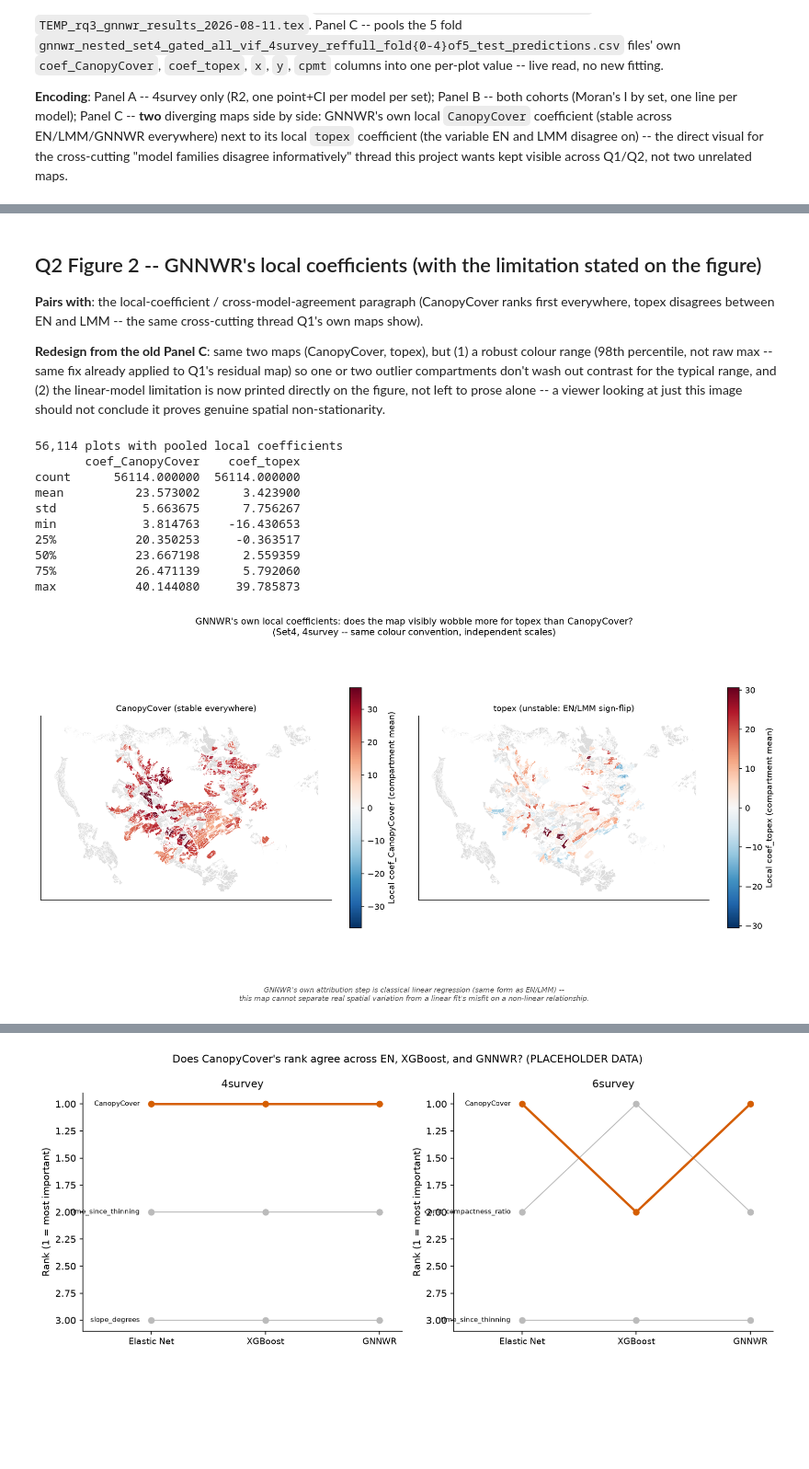
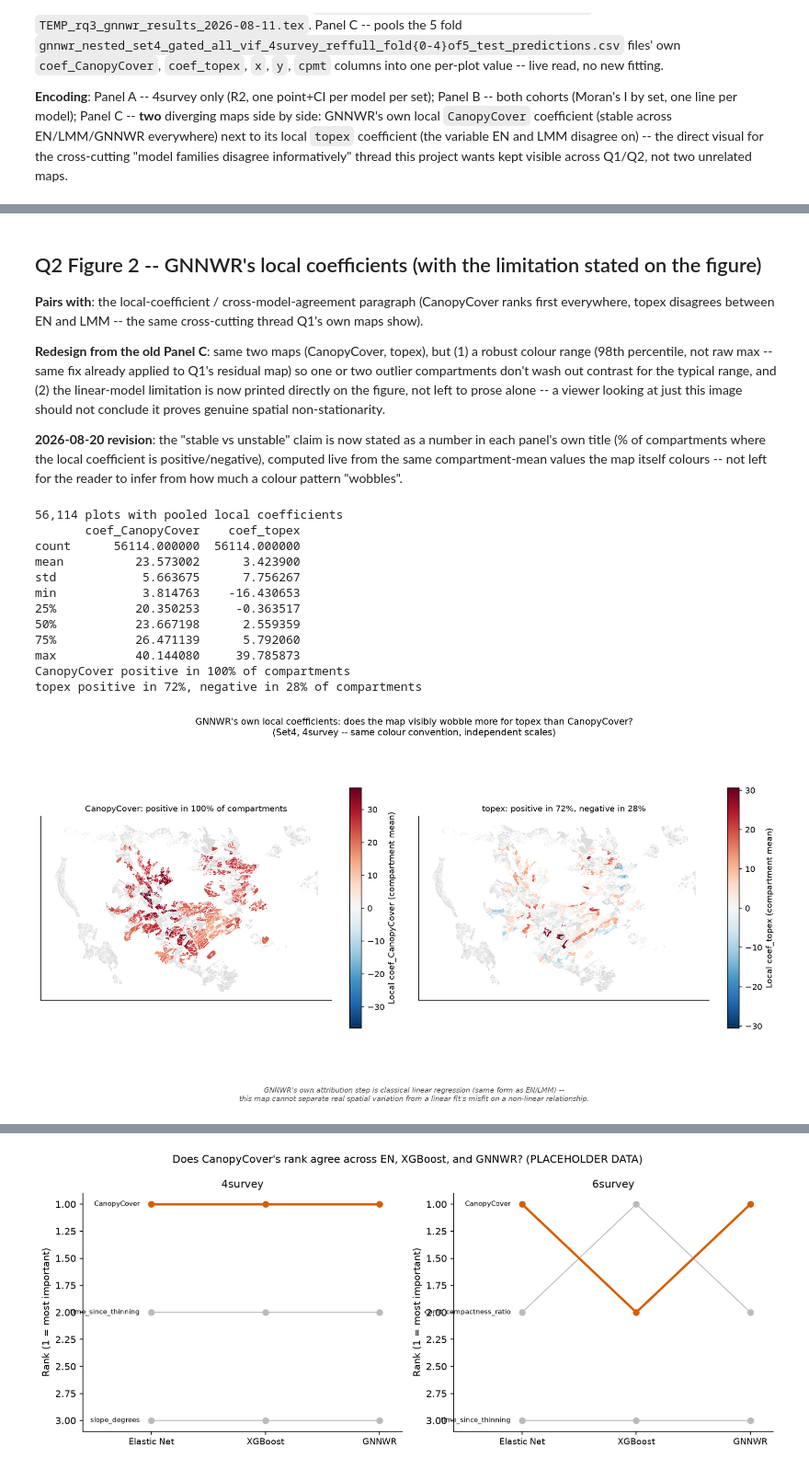
Before and after one commit to shreeyagorasia/forest_diss, a Jupyter notebook: notebooks/results_figures_q2_rq3.ipynb, the cells around one changed output, grey strips where cells are left out. Shown at 92% size. Drawn from its saved outputs; the diff is of its cells as text; code cells hidden in the pictures; blank space fills up the shorter version.

```diff
--- a/notebooks/results_figures_q2_rq3.ipynb
+++ b/notebooks/results_figures_q2_rq3.ipynb
@@ -187,6 +220,11 @@ range (98th percentile, not raw max -- same fix already applied to Q1's residual
 two outlier compartments don't wash out contrast for the typical range, and (2) the linear-model
 limitation is now printed directly on the figure, not left to prose alone -- a viewer looking at
 just this image should not conclude it proves genuine spatial non-stationarity.
+
+**2026-08-20 revision**: the "stable vs unstable" claim is now stated as a number in each panel's
+own title (% of compartments where the local coefficient is positive/negative), computed live
+from the same compartment-mean values the map itself colours -- not left for the reader to infer
+from how much a colour pattern "wobbles".
 # %%
 # --- Panel C: pool GNNWR's own local CanopyCover AND topex coefficients across the 5 folds, one
 # value per plot -- CanopyCover is the STABLE variable (agrees across EN/LMM/GNNWR everywhere),
@@ -206,44 +244,54 @@ compartment_mean_coefs = gnnwr_pooled.groupby("cpmt")[["coef_CanopyCover", "coef
 boundaries = load_compartment_boundaries()
 mapped = boundaries.merge(compartment_mean_coefs, on="cpmt", how="left")
 
+# --- State the "stable vs unstable" claim as a number, not just a colour pattern -- this is what
+# the figure is FOR: turning "eyeball whether the map wobbles" into a named statistic. ---
+pct_canopy_positive = (compartment_mean_coefs["coef_CanopyCover"] > 0).mean() * 100
+pct_topex_positive = (compartment_mean_coefs["coef_topex"] > 0).mean() * 100
+pct_topex_negative = (compartment_mean_coefs["coef_topex"] < 0).mean() * 100
+print(f"CanopyCover positive in {pct_canopy_positive:.0f}% of compartments")
+print(f"topex positive in {pct_topex_positive:.0f}%, negative in {pct_topex_negative:.0f}% of compartments")
+
 fig, (ax_c1, ax_c2) = plt.subplots(1, 2, figsize=(13, 6.8))
 for ax, column, title in [
-    (ax_c1, "coef_CanopyCover", "CanopyCover (stable everywhere)"),
-    (ax_c2, "coef_topex", "topex (unstable: EN/LMM sign-flip)"),
+    (ax_c1, "coef_CanopyCover", f"CanopyCover: positive in {pct_canopy_positive:.0f}% of compartments"),
+    (ax_c2, "coef_topex", f"topex: positive in {pct_topex_positive:.0f}%, negative in {pct_topex_negative:.0f}%"),
 ]:
     vmax = mapped[column].abs().quantile(0.98)  # robust range, not raw max -- same fix as R2b-1's Panel C
     norm = mpl.colors.TwoSlopeNorm(vcenter=0, vmin=-vmax, vmax=vmax)
     mapped.plot(column=column, cmap=DIVERGING_CMAP, norm=norm, ax=ax,
                 edgecolor="white", linewidth=0.2, missing_kwds={"color": "#DDDDDD"})
     sm = plt.cm.ScalarMappable(cmap=DIVERGING_CMAP, norm=norm)
     fig.colorbar(sm, ax=ax, shrink=0.75, label=f"Local {column} (compartment mean)")
     ax.set_title(title, fontsize=10)
     ax.set_aspect("equal")
     ax.set_xticks([]); ax.set_yticks([])
 
 # The limitation stated ON the figure, not only in prose -- a viewer reading this map alone
 # should not walk away thinking it proves genuine spatial non-stationarity.
 fig.text(0.5, 0.02,
          "GNNWR's own attribution step is classical linear regression (same form as EN/LMM) --\n"
          "this map cannot separate real spatial variation from a linear fit's misfit on a non-linear relationship.",
          ha="center", fontsize=8.5, style="italic", color="#555555")
 
 fig.suptitle("GNNWR's own local coefficients: does the map visibly wobble more for topex than CanopyCover?\n"
              "(Set4, 4survey -- same colour convention, independent scales)", fontsize=11)
 plt.tight_layout(rect=[0, 0.08, 1, 1])  # leaves room at the bottom for the caveat text, not clipped
 plt.show()
 # %% [output]
 56,114 plots with pooled local coefficients
        coef_CanopyCover    coef_topex
 count      56114.000000  56114.000000
 mean          23.573002      3.423900
 std            5.663675      7.756267
 min            3.814763    -16.430653
 25%           20.350253     -0.363517
 50%           23.667198      2.559359
 75%           26.471139      5.792060
 max           40.144080     39.785873
+CanopyCover positive in 100% of compartments
+topex positive in 72%, negative in 28% of compartments
-[figure, old version]
+[figure, new version]
 # %% [markdown]
 ## Q2 Figure 3 -- where growth-curve deviations occur, and what explains them
 
```
Also changed, not shown: parts of 17 cells of this notebook, 9 other files.
